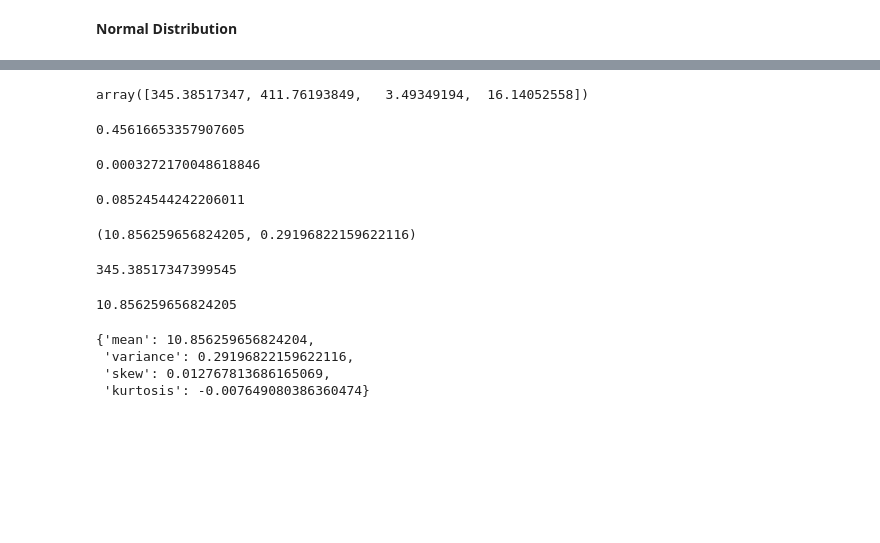
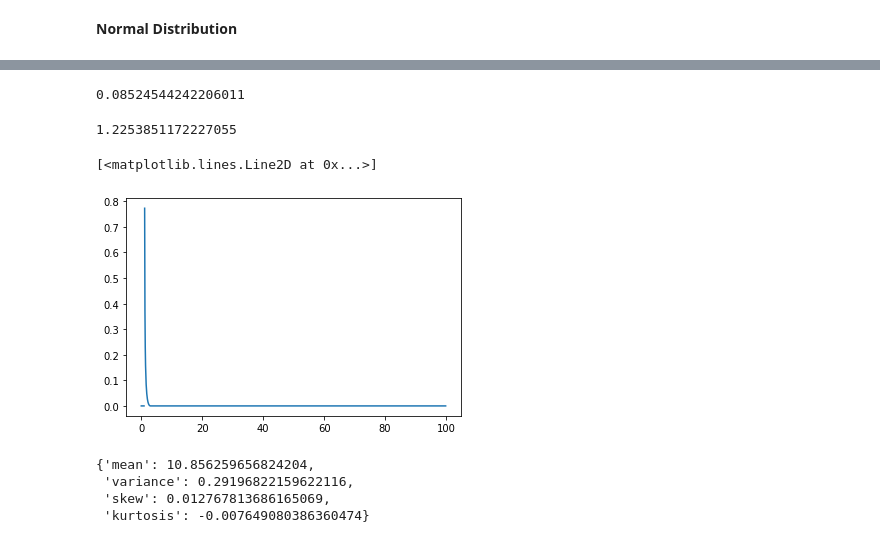
Before and after one commit to oriolgarrobe/Thesis, a Jupyter notebook: Untitled.ipynb, the cells around one changed output, grey strips where cells are left out. Drawn from its saved outputs; the diff is of its cells as text; code cells hidden in the pictures; blank space fills up the shorter version.

```diff
--- a/Untitled.ipynb
+++ b/Untitled.ipynb
@@ -128,22 +131,15 @@ alpha
-# %%
-beta_params = np.array([345.38517347399545, 411.7619384899366, 3.4934919387580834, 16.140525578260675])
-beta_params
-# %% [output]
-array([345.38517347, 411.76193849,   3.49349194,  16.14052558])
-# %%
-mu_x = beta_params[0] / (np.sum(beta_params[:2]))
-mu_x
-# %% [output]
-0.45616653357907605
-# %%
-alpha = beta_params[0]
-beta = beta_params[1]
-s2 = alpha*beta / ((alpha + beta)**2 * (alpha + beta + 1))
-s2
-# %% [output]
-0.0003272170048618846
 # %%
 scipy.stats.moment(simulation, moment=2)
 # %% [output]
 0.08524544242206011
+# %%
+beta_from_moments(moments)
+# %% [output]
+1.2253851172227055
+# %%
+#sns.distplot(a = simulation, kde = False, norm_hist=True)
+plt.plot(test, scipy.stats.beta.pdf(test, 0.1, 3, 1, 2))
+# %% [output]
+[<matplotlib.lines.Line2D at 0x...>]
+[figure, added]
 # %%
@@ -166,17 +150,3 @@ def norm_from_moments(moments):
-# %%
-norm_from_moments(moments)
-# %% [output]
-(10.856259656824205, 0.29196822159622116)
-# %%
-a, a, 2.0/np.sqrt(a), 6.0/a
-# %% [output]
-345.38517347399545
-# %%
-kurt_gamma = 6 / a
-mean_gamma = moments['mean']
-mean_gamma
-# %% [output]
-10.856259656824205
 # %%
 def beta_from_moments(moments):
     pass
```
Also changed, not shown: parts of 43 cells of this notebook.
